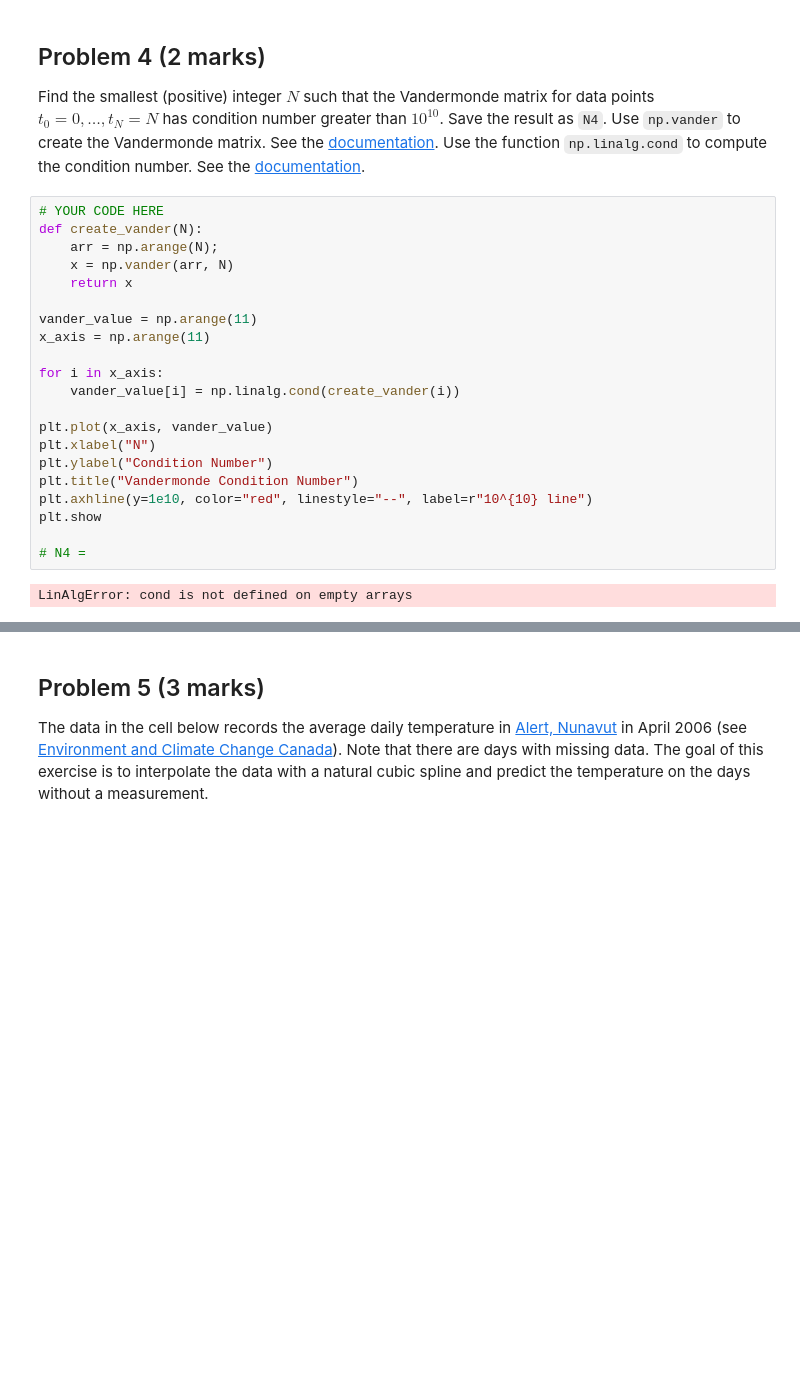
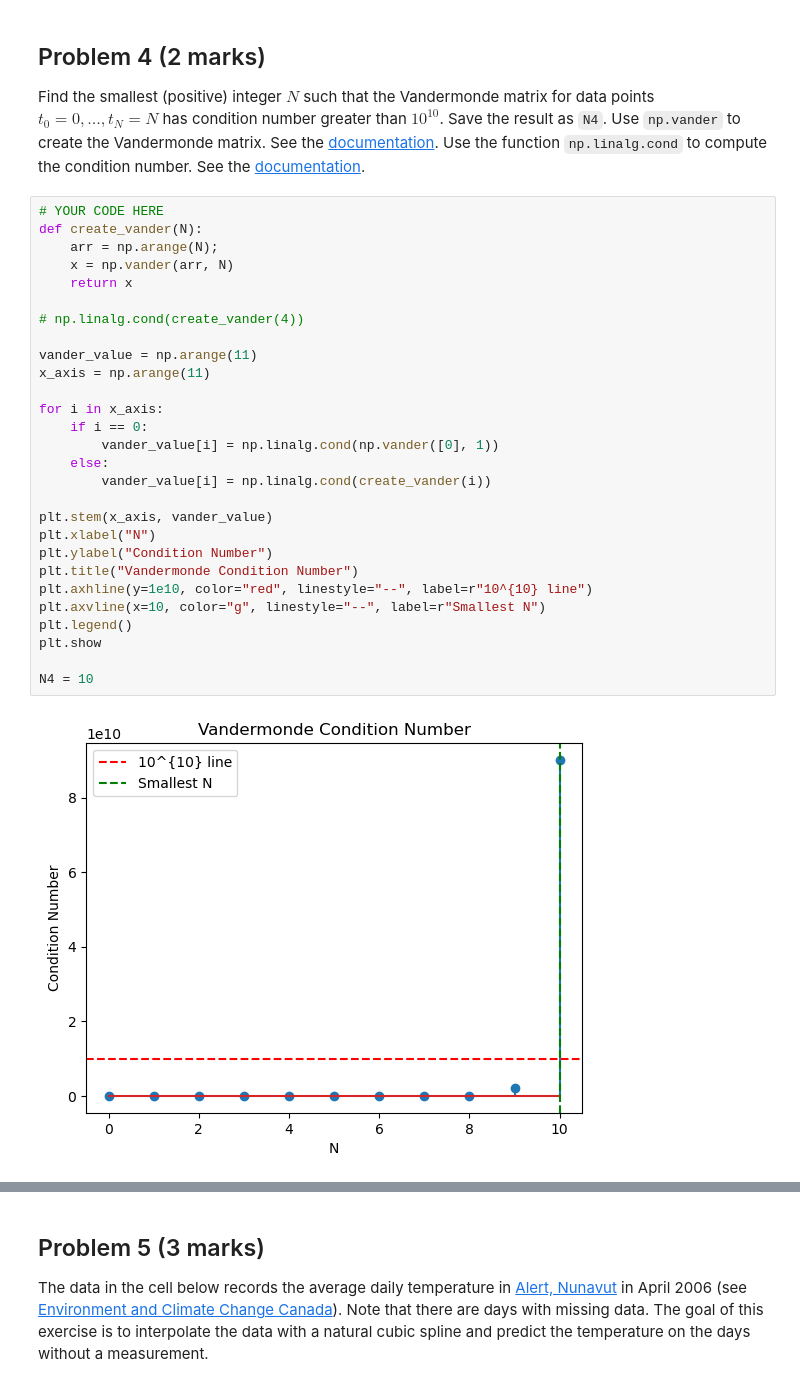
Before and after one commit to Undertaker-86/math_307, a Jupyter notebook: assignment1.ipynb, the cells around one changed output, grey strips where cells are left out. Saved outputs shown, nothing was run; the diff lists cells and outputs as text; blank space fills up the shorter version.

```diff
--- a/assignment1.ipynb
+++ b/assignment1.ipynb
@@ -281,26 +281,33 @@ Find the smallest (positive) integer $N$ such that the Vandermonde matrix for da
 # %%
 # YOUR CODE HERE
 def create_vander(N):
     arr = np.arange(N);
     x = np.vander(arr, N)
     return x
 
+# np.linalg.cond(create_vander(4))
+
 vander_value = np.arange(11)
 x_axis = np.arange(11)
 
 for i in x_axis:
-    vander_value[i] = np.linalg.cond(create_vander(i))
+    if i == 0:
+        vander_value[i] = np.linalg.cond(np.vander([0], 1))
+    else:
+        vander_value[i] = np.linalg.cond(create_vander(i))
 
-plt.plot(x_axis, vander_value)
+plt.stem(x_axis, vander_value)
 plt.xlabel("N")
 plt.ylabel("Condition Number")
 plt.title("Vandermonde Condition Number")
 plt.axhline(y=1e10, color="red", linestyle="--", label=r"10^{10} line")
+plt.axvline(x=10, color="g", linestyle="--", label=r"Smallest N")
+plt.legend()
 plt.show
 
-# N4 =
+N4 = 10
 # %% [output]
-LinAlgError: cond is not defined on empty arrays
+[figure, added]
 # %%
 "Verify type of N4. (1 mark)"
 assert isinstance(N4,int) , "N4 should be an integer"
```
Also changed, not shown: parts of 21 cells of this notebook, 1 other file.
